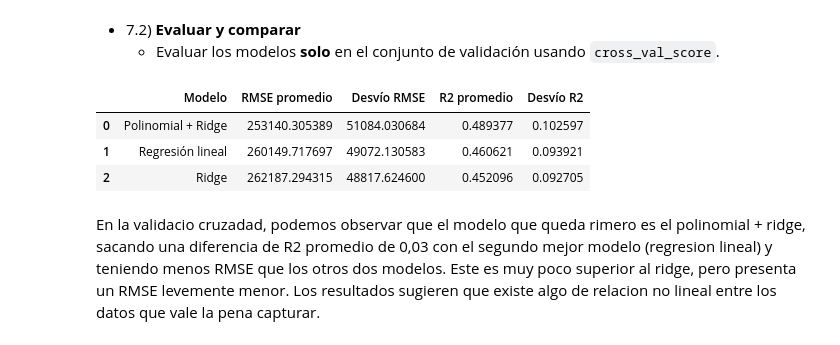
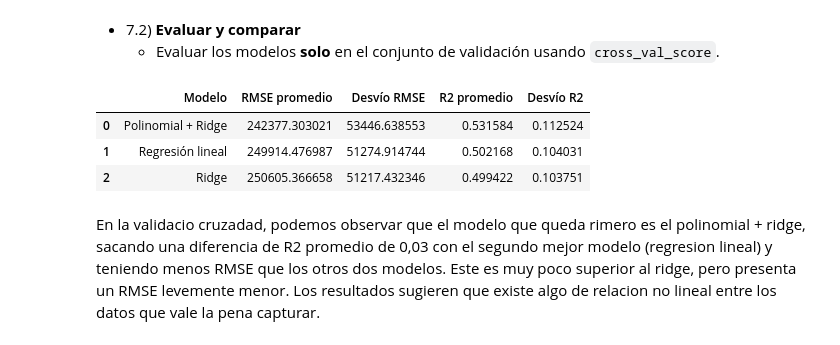
Before and after one commit to matigold22/TP-SIA, a Jupyter notebook: 2026_Consigna_TP1.ipynb, the cells around one changed output. Cells and saved outputs as stored; diff of their text form; code cells hidden in the pictures.

```diff
--- a/2026_Consigna_TP1.ipynb
+++ b/2026_Consigna_TP1.ipynb
@@ -635,8 +623,7 @@ keywords = [
 
 text = (X_train["title"].fillna("") + " " + X_train["description"].fillna("")).str.lower()
 
-for word in keywords:
-    X_train[f"has_{word}"] = text.str.contains(word, regex=False).astype(int)
+for word in keywords: X_train[f"has_{word}"] = text.str.contains(word, regex=False).astype(int)
 
 # Fechas
 X_train["start_year"] = X_train["start_date"].dt.year
@@ -996,35 +952,35 @@ X_test_modelo = X_test[X_train_modelo.columns].copy()
 # %%
 from sklearn.model_selection import KFold, cross_validate
 
 cv = KFold(n_splits=5, shuffle=True, random_state=42)
 
 metricas = {
     "RMSE": "neg_root_mean_squared_error", "R2": "r2"}
 
 modelos = {
     "Regresión lineal": modelo_lineal,
     "Ridge": modelo_ridge,
     "Polinomial + Ridge": modelo_polinomial_ridge}
 
 resultados = []
 
 for nombre, modelo in modelos.items():
-    scores = cross_validate(modelo, X_train_modelo, y_train, cv=cv, scoring=metricas, n_jobs=-1)
+    scores = cross_validate(modelo, X_train, y_train, cv=cv, scoring=metricas, n_jobs=-1)
 
     resultados.append({
         "Modelo": nombre,
         "RMSE promedio": -scores["test_RMSE"].mean(),
         "Desvío RMSE": scores["test_RMSE"].std(),
         "R2 promedio": scores["test_R2"].mean(),
         "Desvío R2": scores["test_R2"].std()})
 
 resultados_cv = (pd.DataFrame(resultados).sort_values("RMSE promedio").reset_index(drop=True))
 resultados_cv
 # %% [output]
 |  | Modelo | RMSE promedio | Desvío RMSE | R2 promedio | Desvío R2 |
-| 0 | Polinomial + Ridge | 253140.305389 | 51084.030684 | 0.489377 | 0.102597 |
-| 1 | Regresión lineal | 260149.717697 | 49072.130583 | 0.460621 | 0.093921 |
-| 2 | Ridge | 262187.294315 | 48817.624600 | 0.452096 | 0.092705 |
+| 0 | Polinomial + Ridge | 242377.303021 | 53446.638553 | 0.531584 | 0.112524 |
+| 1 | Regresión lineal | 249914.476987 | 51274.914744 | 0.502168 | 0.104031 |
+| 2 | Ridge | 250605.366658 | 51217.432346 | 0.499422 | 0.103751 |
 # %% [markdown]
 En la validacio cruzadad, podemos observar que el modelo que queda rimero es el polinomial + ridge, sacando una diferencia de R2 promedio de 0,03 con el segundo mejor modelo (regresion lineal) y teniendo menos RMSE que los otros dos modelos. Este es muy poco superior al ridge, pero presenta un RMSE levemente menor.
 Los resultados sugieren que existe algo de relacion no lineal entre los datos que vale la pena capturar.
```
Also changed, not shown: parts of 26 cells of this notebook.
